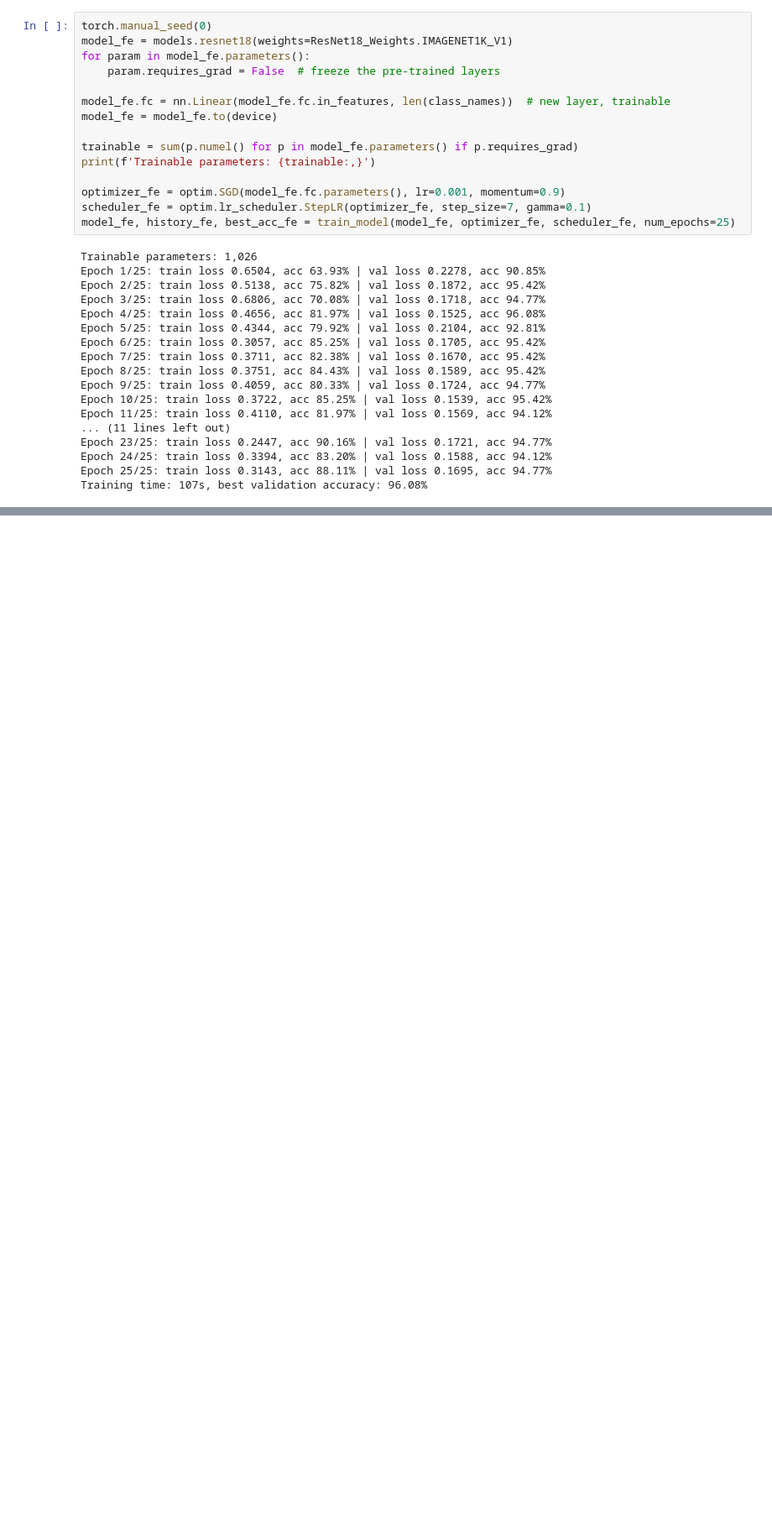
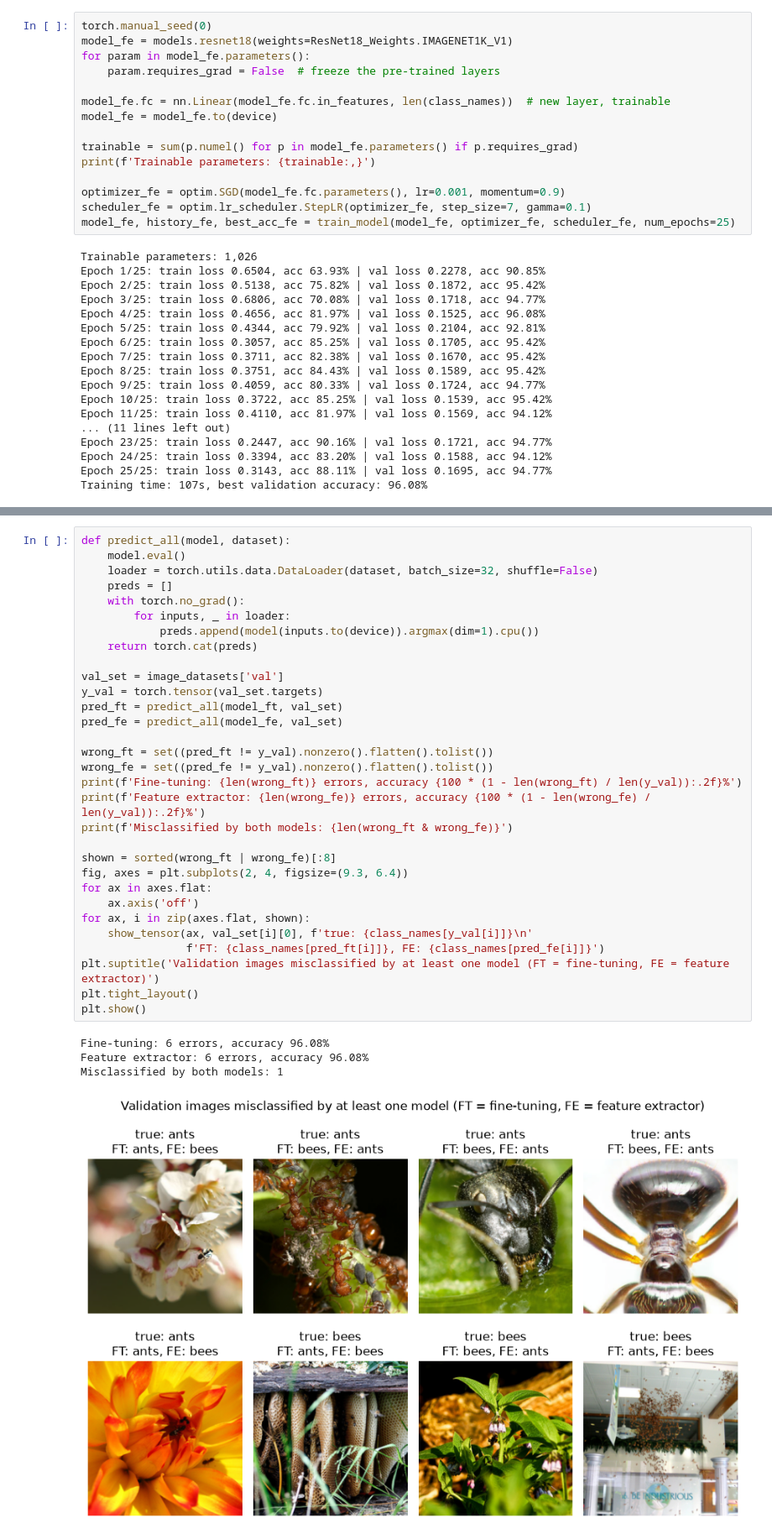
Before and after one commit to denethp/CV-Assignment-03, a Jupyter notebook: 230502X_a03.ipynb, the cells around one changed output, grey strips where cells are left out. Shown at 84% size. Cells and saved outputs as stored; diff of their text form; blank space fills up the shorter version.

```diff
--- a/230502X_a03.ipynb
+++ b/230502X_a03.ipynb
@@ -840,0 +878,36 @@ Training time: 107s, best validation accuracy: 96.08%
+# %%
+def predict_all(model, dataset):
+    model.eval()
+    loader = torch.utils.data.DataLoader(dataset, batch_size=32, shuffle=False)
+    preds = []
+    with torch.no_grad():
+        for inputs, _ in loader:
+            preds.append(model(inputs.to(device)).argmax(dim=1).cpu())
+    return torch.cat(preds)
+
+val_set = image_datasets['val']
+y_val = torch.tensor(val_set.targets)
+pred_ft = predict_all(model_ft, val_set)
+pred_fe = predict_all(model_fe, val_set)
+
+wrong_ft = set((pred_ft != y_val).nonzero().flatten().tolist())
+wrong_fe = set((pred_fe != y_val).nonzero().flatten().tolist())
+print(f'Fine-tuning: {len(wrong_ft)} errors, accuracy {100 * (1 - len(wrong_ft) / len(y_val)):.2f}%')
+print(f'Feature extractor: {len(wrong_fe)} errors, accuracy {100 * (1 - len(wrong_fe) / len(y_val)):.2f}%')
+print(f'Misclassified by both models: {len(wrong_ft & wrong_fe)}')
+
+shown = sorted(wrong_ft | wrong_fe)[:8]
+fig, axes = plt.subplots(2, 4, figsize=(9.3, 6.4))
+for ax in axes.flat:
+    ax.axis('off')
+for ax, i in zip(axes.flat, shown):
+    show_tensor(ax, val_set[i][0], f'true: {class_names[y_val[i]]}\n'
+                f'FT: {class_names[pred_ft[i]]}, FE: {class_names[pred_fe[i]]}')
+plt.suptitle('Validation images misclassified by at least one model (FT = fine-tuning, FE = feature extractor)')
+plt.tight_layout()
+plt.show()
+# %% [output]
+Fine-tuning: 6 errors, accuracy 96.08%
+Feature extractor: 6 errors, accuracy 96.08%
+Misclassified by both models: 1
+[figure, added]
```
Also changed, not shown: parts of 4 cells of this notebook, 1 other file.
